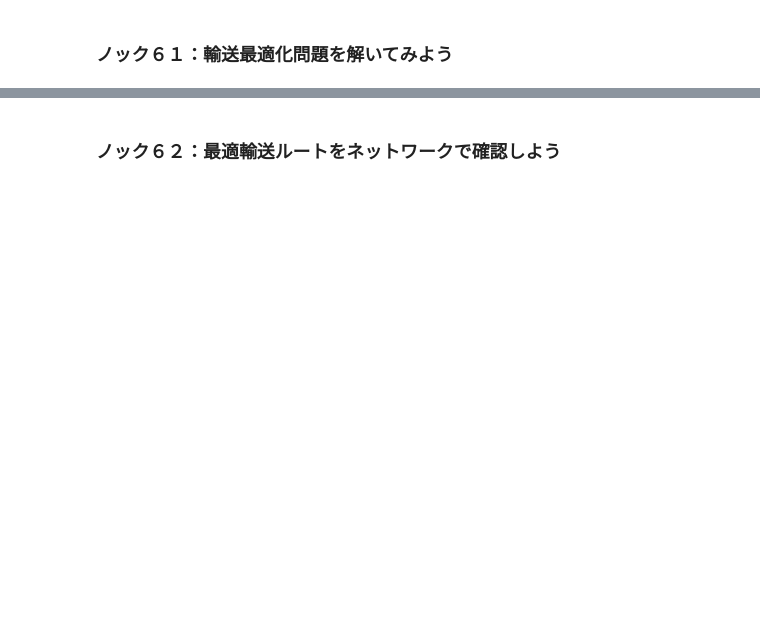
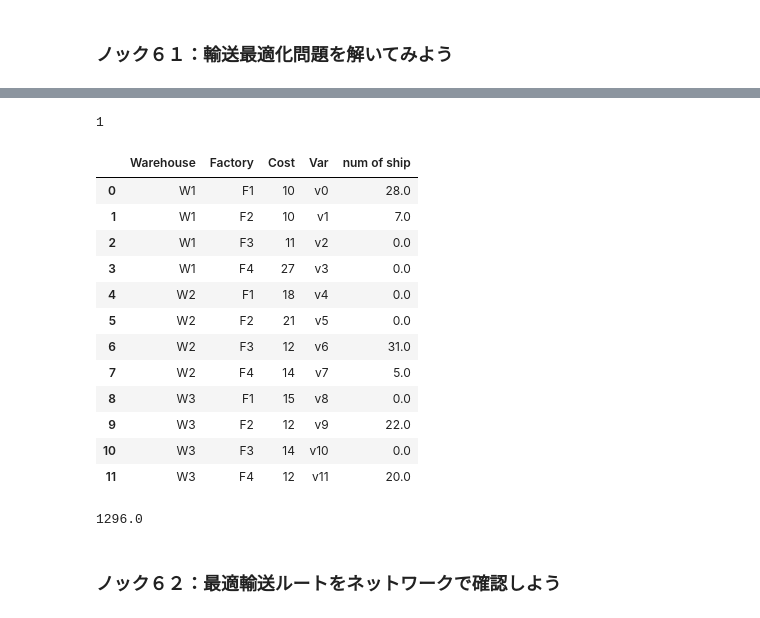
Before and after one commit to shinseitaro/python-data-analysis-100, a Jupyter notebook: sample/100drill_20201021/7/7章 ロジスティクスネットワークの最適設計を行う10本ノック.ipynb, the cells around one changed output, grey strips where cells are left out. Drawn from its saved outputs; the diff is of its cells as text; code cells hidden in the pictures; blank space fills up the shorter version.

```diff
--- a/sample/100drill_20201021/7/7章 ロジスティクスネットワークの最適設計を行う10本ノック.ipynb
+++ b/sample/100drill_20201021/7/7章 ロジスティクスネットワークの最適設計を行う10本ノック.ipynb
@@ -8,2 +95,27 @@
+# %%
+m1.solve()
+# %% [output]
+1
+# %%
+df_v["num of ship"] = df_v["Var"].apply(value)
+df_v
+# %% [output]
+|  | Warehouse | Factory | Cost | Var | num of ship |
+| 0 | W1 | F1 | 10 | v0 | 28.0 |
+| 1 | W1 | F2 | 10 | v1 | 7.0 |
+| 2 | W1 | F3 | 11 | v2 | 0.0 |
+| 3 | W1 | F4 | 27 | v3 | 0.0 |
+| 4 | W2 | F1 | 18 | v4 | 0.0 |
+| 5 | W2 | F2 | 21 | v5 | 0.0 |
+| 6 | W2 | F3 | 12 | v6 | 31.0 |
+| 7 | W2 | F4 | 14 | v7 | 5.0 |
+| 8 | W3 | F1 | 15 | v8 | 0.0 |
+| 9 | W3 | F2 | 12 | v9 | 22.0 |
+| 10 | W3 | F3 | 14 | v10 | 0.0 |
+| 11 | W3 | F4 | 12 | v11 | 20.0 |
+# %%
+(df_v["Cost"] * df_v["num of ship"]).sum()
+# %% [output]
+1296.0
 # %% [markdown]
 ### ノック６２：最適輸送ルートをネットワークで確認しよう
```
Also changed, not shown: parts of 21 cells of this notebook, 3 other files.
